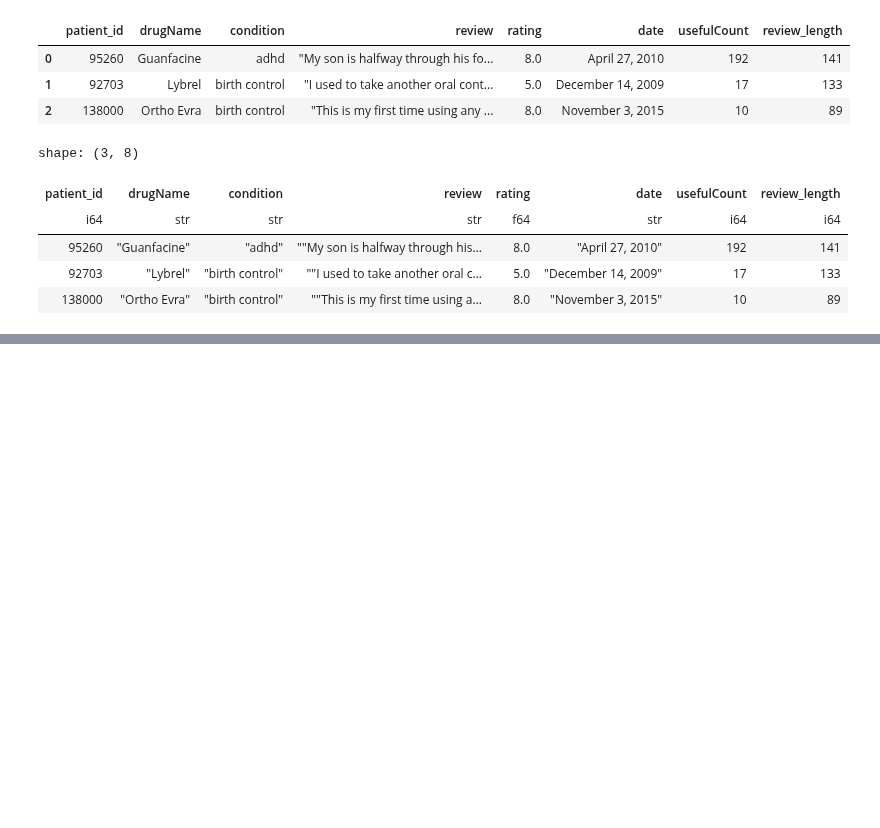
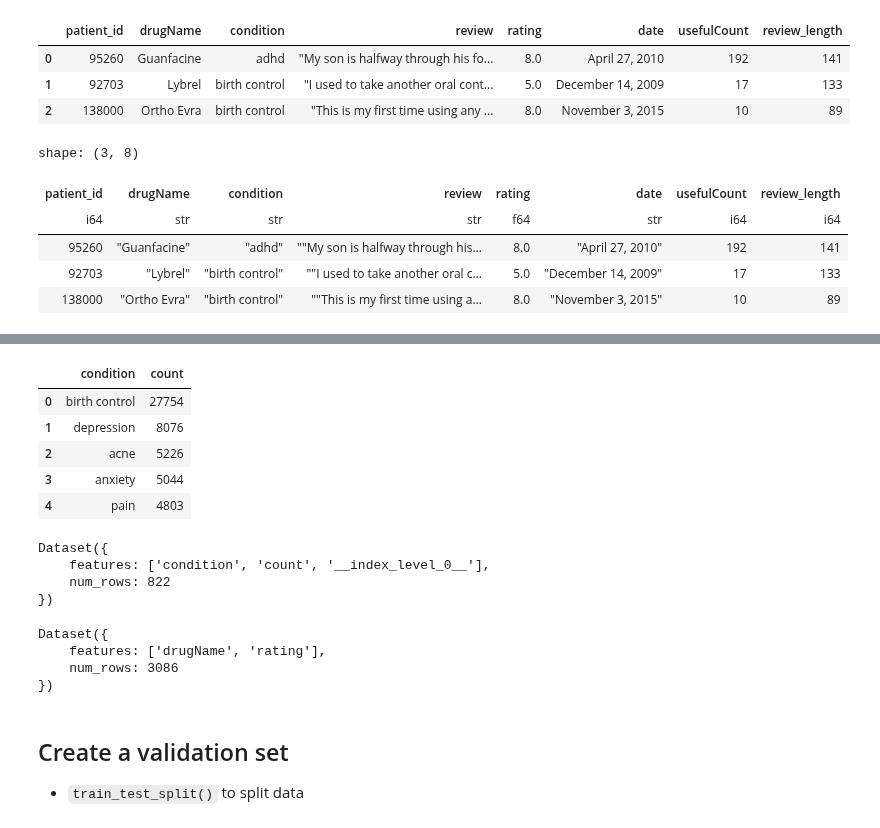
Before and after one commit to minimartzz/learning, a Jupyter notebook: huggingface_llm/5_datasets.ipynb, the cells around one changed output, grey strips where cells are left out. Drawn from its saved outputs; the diff is of its cells as text; code cells hidden in the pictures; blank space fills up the shorter version.

```diff
--- a/huggingface_llm/5_datasets.ipynb
+++ b/huggingface_llm/5_datasets.ipynb
@@ -327,3 +317,37 @@ df_drug.head()
 | 2 | 138000 | Ortho Evra | birth control | "This is my first time using any ... | 8.0 | November 3, 2015 | 10 | 89 |
 | 3 | 35696 | Buprenorphine / naloxone | opiate dependence | "Suboxone has completely turned m... | 9.0 | November 27, 2016 | 37 | 134 |
 | 4 | 155963 | Cialis | benign prostatic hyperplasia | "2nd day on 5mg started to work w... | 2.0 | November 28, 2015 | 43 | 70 |
+# %%
+frequencies = (
+  df_drug['condition']
+  .value_counts()
+  .to_frame()
+  .reset_index()
+  .rename({'index': 'condition', 'count': 'frequency'})
+)
+frequencies.head()
+# %% [output]
+|  | condition | count |
+| 0 | birth control | 27754 |
+| 1 | depression | 8076 |
+| 2 | acne | 5226 |
+| 3 | anxiety | 5044 |
+| 4 | pain | 4803 |
+# %%
+# Convert back to huggingface dataset
+freq_dataset = Dataset.from_pandas(frequencies)
+freq_dataset
+# %% [output]
+Dataset({
+    features: ['condition', 'count', '__index_level_0__'],
+    num_rows: 822
+})
+# %%
+avg_rating = df_drug.groupby('drugName')['rating'].mean().reset_index()
+avg_rating = Dataset.from_pandas(avg_rating)
+avg_rating
+# %% [output]
+Dataset({
+    features: ['drugName', 'rating'],
+    num_rows: 3086
+})
@@ -329,0 +357,4 @@ df_drug.head()
+# %% [markdown]
+## Create a validation set
+
+- `train_test_split()` to split data
```
Also changed, not shown: parts of 66 cells of this notebook, 1 other file.
